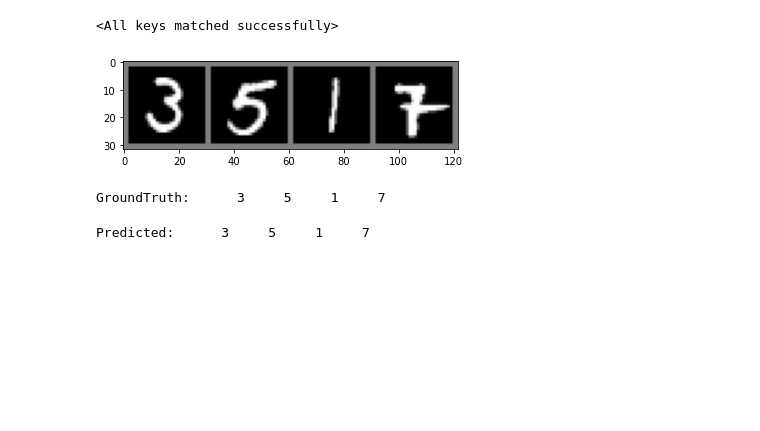
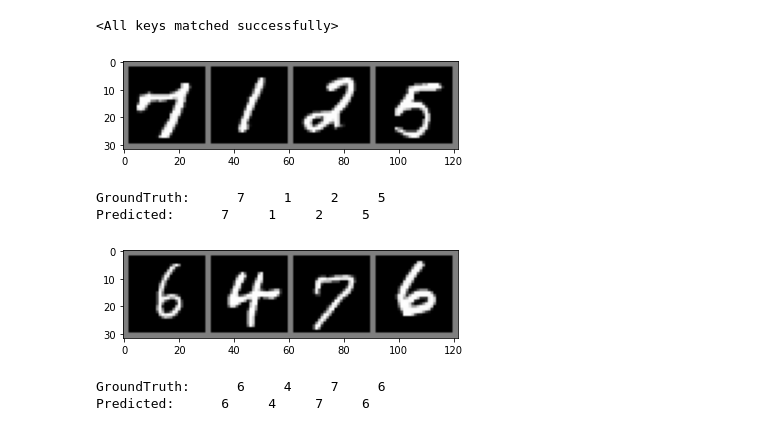
Before and after one commit to MJimitater/deep-learning, a Jupyter notebook: mnist_cnn.ipynb, the cells around one changed output. Cells and saved outputs as stored; diff of their text form; code cells hidden in the pictures; blank space fills up the shorter version.

Commit message:
stacked random predictions in a loop

```diff
--- a/mnist_cnn.ipynb
+++ b/mnist_cnn.ipynb
@@ -314,12 +314,19 @@ net.load_state_dict(torch.load(PATH))
 # %%
 #Fetch random batch image of test set:
 
-dataiter = iter(testloader)
-images, labels = dataiter.next()
+number_predictions = 2
 
-#Show images:
-imshow(torchvision.utils.make_grid(images))
-print('GroundTruth: ', ' '.join('%5s' % classes[labels[j]] for j in range(4)))
+for i in range(number_predictions):
+    images, labels = next(iter(trainloader))
+    imshow(torchvision.utils.make_grid(images))
+    print('GroundTruth: ', ' '.join('%5s' % classes[labels[j]] for j in range(4)))
+    outputs = net(images)
+    _ , predicted = torch.max(outputs, 1)
+    print('Predicted: ', ' '.join('%5s' % classes[predicted[j]] for j in range(4)))
 # %% [output]
-[figure, old version]
+[figure, new version]
-GroundTruth:      3     5     1     7
+GroundTruth:      7     1     2     5
+Predicted:      7     1     2     5
+[figure, added]
+GroundTruth:      6     4     7     6
+Predicted:      6     4     7     6
@@ -331,7 +332,0 @@ outputs = net(images)
-# %%
-#max(outputs,1) will give the indices of the max values of the one-hot-encoding (our predictions), and also a gradient object that we ignore by storing in "_":
-_ , predicted = torch.max(outputs, 1)
-
-print('Predicted: ', ' '.join('%5s' % classes[predicted[j]] for j in range(4)))
-# %% [output]
-Predicted:      3     5     1     7
```
Also changed, not shown: parts of 4 cells of this notebook, 1 other file.
